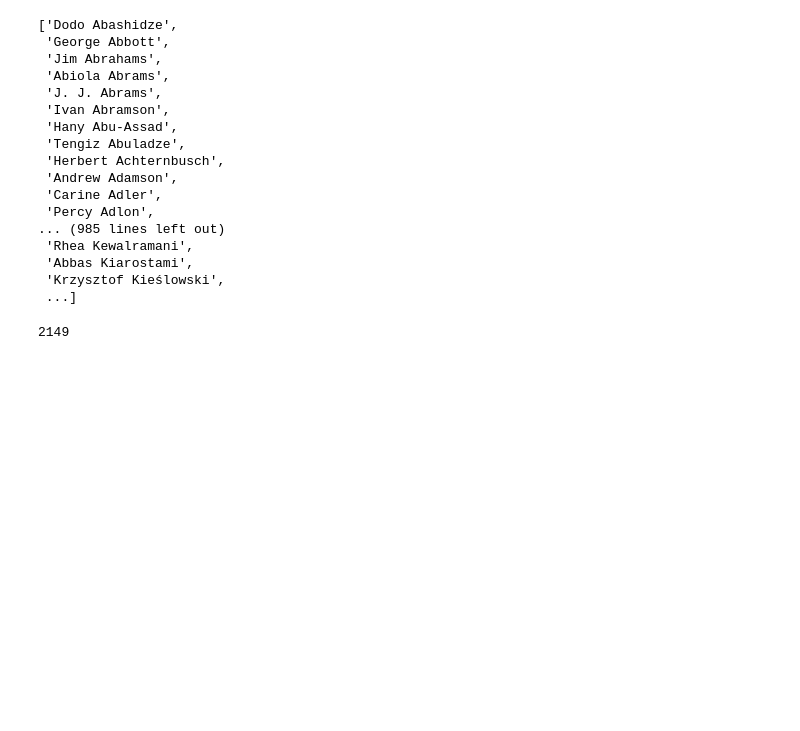
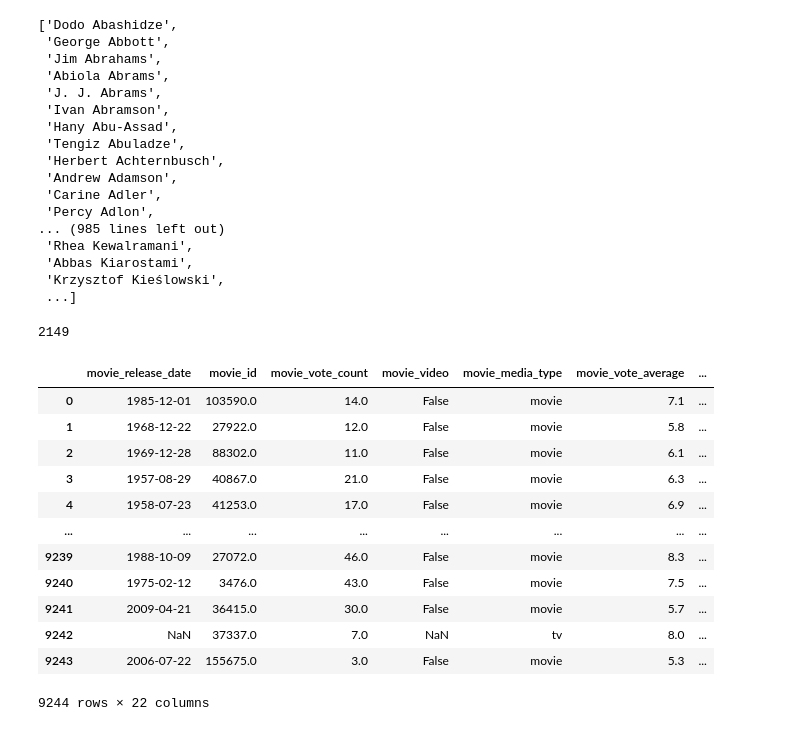
Before and after one commit to anadetsch/female_recognition_movie_direction, a Jupyter notebook: movie_director_names.ipynb, the cells around one changed output. Saved outputs shown, nothing was run; the diff lists cells and outputs as text; code cells hidden in the pictures; blank space fills up the shorter version.

Commit message:
Adding pickels and updated movie directors names notebook

```diff
--- a/movie_director_names.ipynb
+++ b/movie_director_names.ipynb
@@ -127,3 +133,37 @@ names_list
 len(names_list)
 # %% [output]
 2149
+# %%
+# Bringing names into format (whitspaces)
+
+name = [x.replace(" ","%20") for x in names_list]
+# %%
+# Creating empty Dataframes
+
+df_all = pd.DataFrame()
+df_clean = pd.DataFrame()
+error_list = []
+# %%
+for x in name:
+    try:
+        url = f"https://api.themoviedb.org/3/search/person?api_key={api_key}&language=en-US&query={x}&page=1&include_adult=false"
+        rdata = requests.get(url).json()
+        df_all = df_all.append(pd.DataFrame(json_normalize(rdata["results"], ["known_for"], ["name", "gender", "popularity", "id"] , meta_prefix="director_", record_prefix="movie_")), ignore_index=True)
+    except:
+        error_list.append(x)
+
+df_all
+# %% [output]
+|  | movie_release_date | movie_id | movie_vote_count | movie_video | movie_media_type | movie_vote_average | ... |
+| 0 | 1985-12-01 | 103590.0 | 14.0 | False | movie | 7.1 | ... |
+| 1 | 1968-12-22 | 27922.0 | 12.0 | False | movie | 5.8 | ... |
+| 2 | 1969-12-28 | 88302.0 | 11.0 | False | movie | 6.1 | ... |
+| 3 | 1957-08-29 | 40867.0 | 21.0 | False | movie | 6.3 | ... |
+| 4 | 1958-07-23 | 41253.0 | 17.0 | False | movie | 6.9 | ... |
+| ... | ... | ... | ... | ... | ... | ... | ... |
+| 9239 | 1988-10-09 | 27072.0 | 46.0 | False | movie | 8.3 | ... |
+| 9240 | 1975-02-12 | 3476.0 | 43.0 | False | movie | 7.5 | ... |
+| 9241 | 2009-04-21 | 36415.0 | 30.0 | False | movie | 5.7 | ... |
+| 9242 | NaN | 37337.0 | 7.0 | NaN | tv | 8.0 | ... |
+| 9243 | 2006-07-22 | 155675.0 | 3.0 | False | movie | 5.3 | ... |
+9244 rows × 22 columns
```
Also changed, not shown: parts of 8 cells of this notebook, 2 other files.
